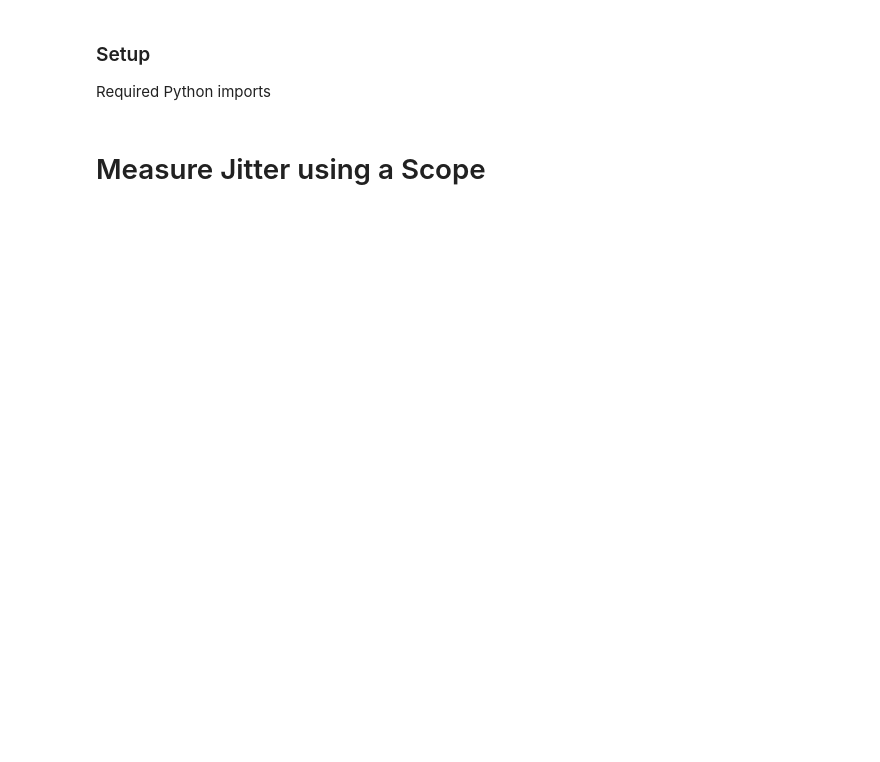
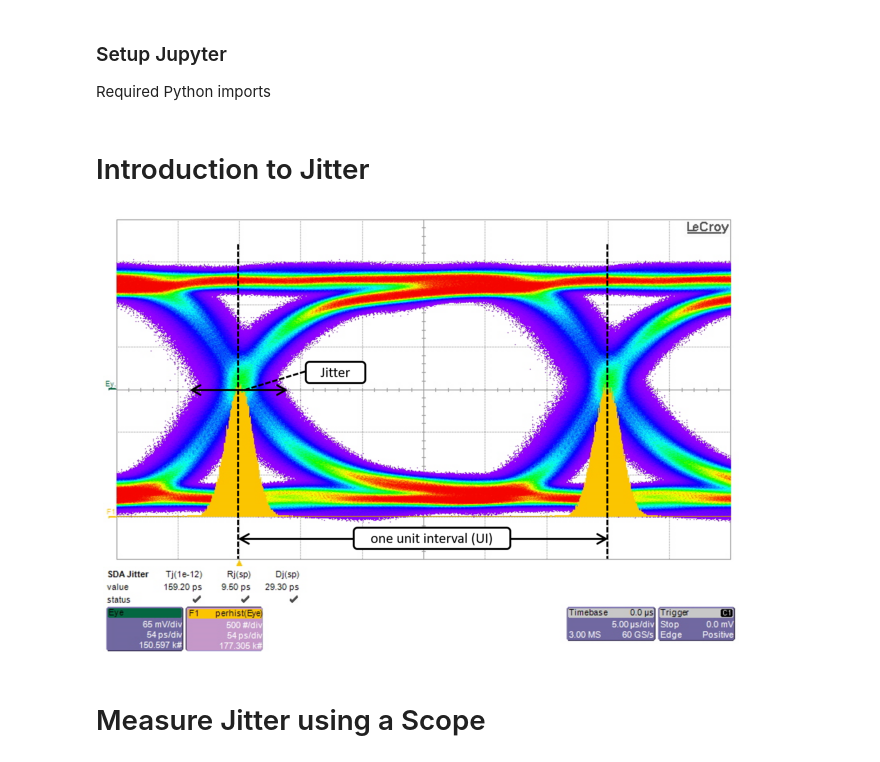
Before and after one commit to munich-ml/BER_tail_fit, a Jupyter notebook: BER_fit.ipynb, the cells around one changed output. Saved outputs shown, nothing was run; the diff lists cells and outputs as text; code cells hidden in the pictures; blank space fills up the shorter version.

```diff
--- a/BER_fit.ipynb
+++ b/BER_fit.ipynb
@@ -1,7 +1,7 @@
 # %% [markdown]
 <a href="https://colab.research.google.com/github/munich-ml/BER_tail_fit/blob/main/BER_fit.ipynb" target="_parent"><img src="https://colab.research.google.com/assets/colab-badge.svg" alt="Open In Colab"/></a>
 # %% [markdown]
-### Setup
+### Setup Jupyter
 Required Python imports
 # %%
 import os
@@ -16,3 +20,9 @@ np.random.seed(22)
+# %% [markdown]
+# Introduction to Jitter
+# %%
+plt.figure(figsize=(12, 8)), plt.imshow(plt.imread(image("eye1t"))), plt.axis("off");
+# %% [output]
+[figure, added]
 # %% [markdown]
 # Measure Jitter using a Scope
 # %%
```
Also changed, not shown: parts of 5 cells of this notebook.
